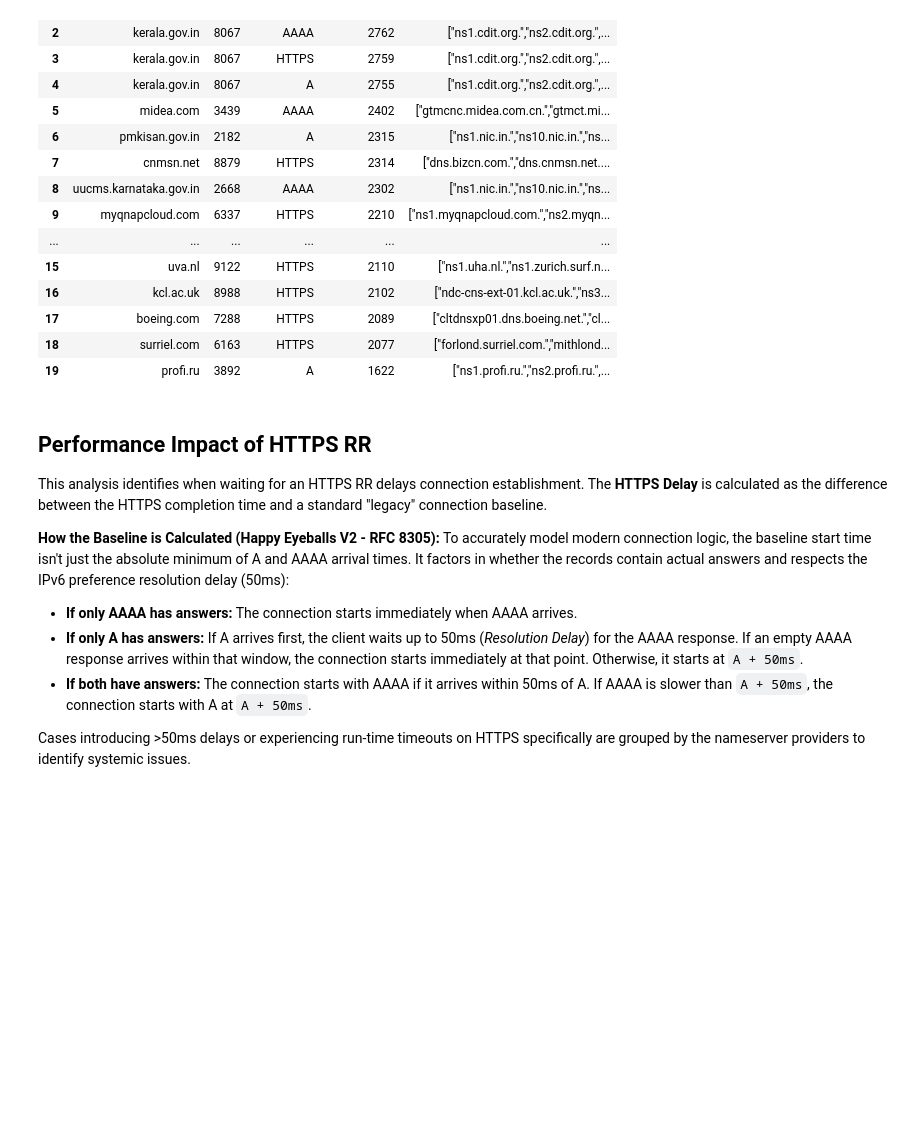
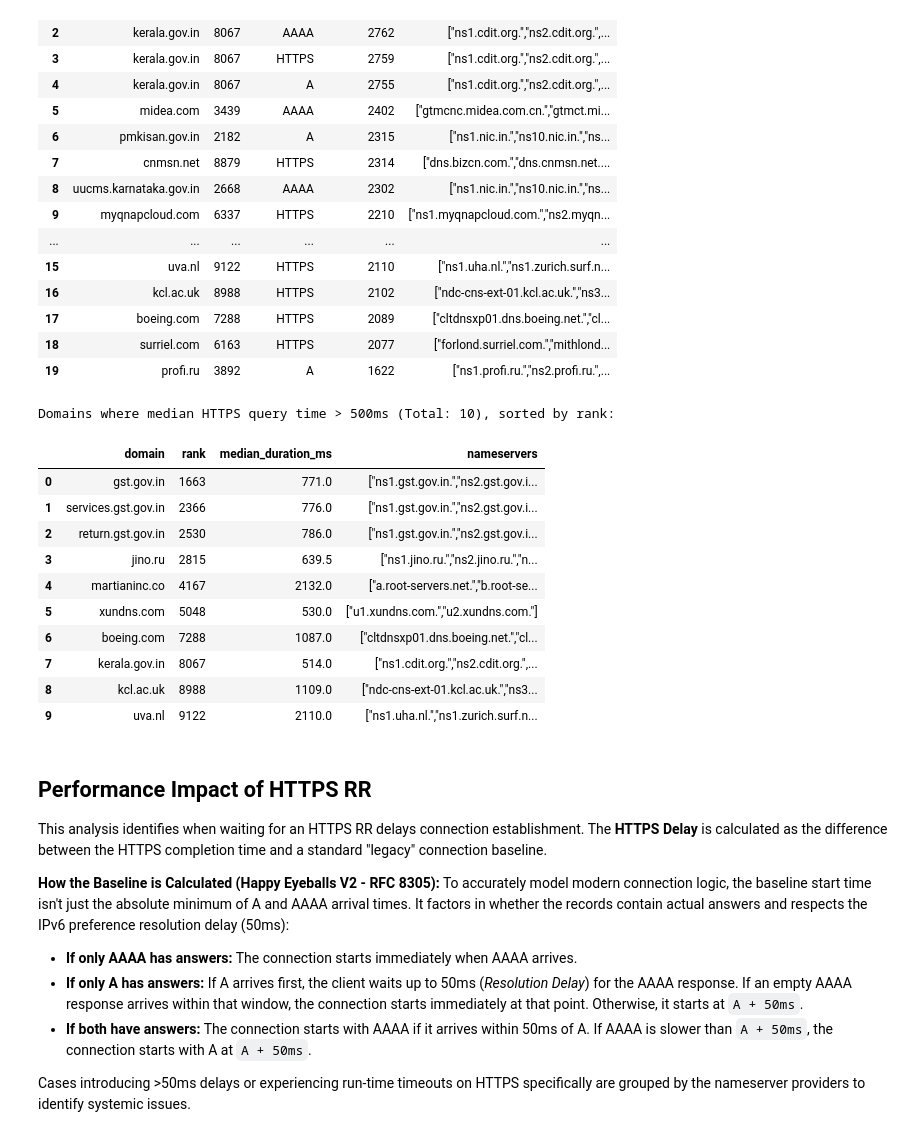
Before and after one commit to Jigsaw-Code/ech-research, a Jupyter notebook: dnsreport/report.ipynb, the cells around one changed output. Cells and saved outputs as stored; diff of their text form; code cells hidden in the pictures; blank space fills up the shorter version.

```diff
--- a/dnsreport/report.ipynb
+++ b/dnsreport/report.ipynb
@@ -255,6 +256,33 @@ Top 20 Slowest Successful Queries:
 | 17 | boeing.com | 7288 | HTTPS | 2089 | ["cltdnsxp01.dns.boeing.net.","cl... |
 | 18 | surriel.com | 6163 | HTTPS | 2077 | ["forlond.surriel.com.","mithlond... |
 | 19 | profi.ru | 3892 | A | 1622 | ["ns1.profi.ru.","ns2.profi.ru.",... |
+# %%
+# Filter for successful HTTPS queries
+https_success = df_success[df_success['query_type'] == 'HTTPS']
+
+# Group by domain to find the median HTTPS query time
+domain_stats = https_success.groupby(['domain', 'rank']).agg(
+    median_duration_ms=('duration_ms', 'median'),
+    nameservers=('nameservers', 'first')
+).reset_index()
+
+# Filter for domains where the median time is > 5000ms, sorted by rank
+slow_domains = domain_stats[domain_stats['median_duration_ms'] > 500].sort_values(by='rank')
+print(f"\nDomains where median HTTPS query time > 500ms (Total: {len(slow_domains)}), sorted by rank:")
+display(slow_domains[['domain', 'rank', 'median_duration_ms', 'nameservers']].reset_index(drop=True))
+# %% [output]
+Domains where median HTTPS query time > 500ms (Total: 10), sorted by rank:
+|  | domain | rank | median_duration_ms | nameservers |
+| 0 | gst.gov.in | 1663 | 771.0 | ["ns1.gst.gov.in.","ns2.gst.gov.i... |
+| 1 | services.gst.gov.in | 2366 | 776.0 | ["ns1.gst.gov.in.","ns2.gst.gov.i... |
+| 2 | return.gst.gov.in | 2530 | 786.0 | ["ns1.gst.gov.in.","ns2.gst.gov.i... |
+| 3 | jino.ru | 2815 | 639.5 | ["ns1.jino.ru.","ns2.jino.ru.","n... |
+| 4 | martianinc.co | 4167 | 2132.0 | ["a.root-servers.net.","b.root-se... |
+| 5 | xundns.com | 5048 | 530.0 | ["u1.xundns.com.","u2.xundns.com."] |
+| 6 | boeing.com | 7288 | 1087.0 | ["cltdnsxp01.dns.boeing.net.","cl... |
+| 7 | kerala.gov.in | 8067 | 514.0 | ["ns1.cdit.org.","ns2.cdit.org.",... |
+| 8 | kcl.ac.uk | 8988 | 1109.0 | ["ndc-cns-ext-01.kcl.ac.uk.","ns3... |
+| 9 | uva.nl | 9122 | 2110.0 | ["ns1.uha.nl.","ns1.zurich.surf.n... |
 # %% [markdown]
 ## Performance Impact of HTTPS RR
 
```
Also changed, not shown: parts of 3 cells of this notebook.
